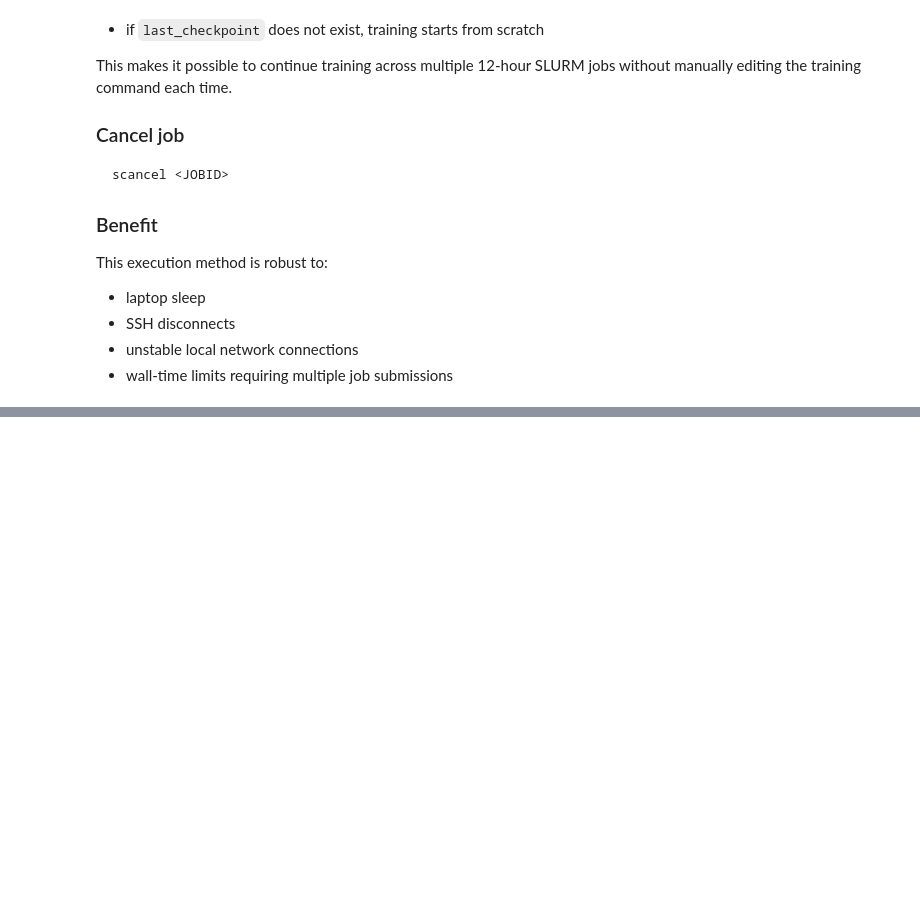
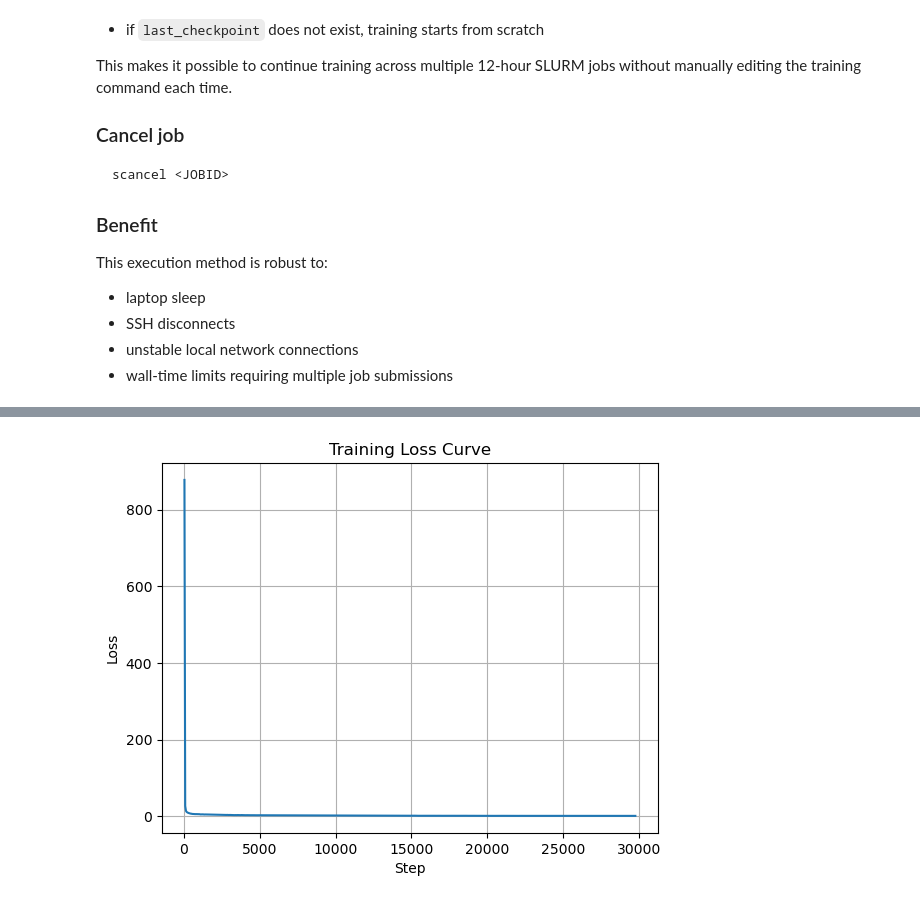
Before and after one commit to darkcyan-ugli-fruit/nuscenes-multimodal-learning, a Jupyter notebook: notebooks/03_camera_lidar_fusion_model.ipynb, the cells around one changed output, grey strips where cells are left out. Saved outputs shown, nothing was run; the diff lists cells and outputs as text; code cells hidden in the pictures; blank space fills up the shorter version.

```diff
--- a/notebooks/03_camera_lidar_fusion_model.ipynb
+++ b/notebooks/03_camera_lidar_fusion_model.ipynb
@@ -790,0 +862,28 @@ This execution method is robust to:
+# %%
+# list run directories
+run_names: List[str] = [
+    "20260423_160700",
+    "20260424_082649",
+    "20260424_150344",
+
+]
+
+dfs = []
+
+for run_name in run_names:
+    run_dir = WORK_DIR / run_name
+    scalars_file = run_dir / "vis_data" / "scalars.json"
+
+    # Load JSON Lines file → DataFrame
+    df = pd.read_json(scalars_file, lines=True)
+
+    # add a column to track source
+    df["run"] = run_name
+
+    dfs.append(df)
+
+# Stack all DataFrames
+scalars_df = pd.concat(dfs, ignore_index=True)
+
+print(scalars_df.head())
+print(scalars_df.shape)
@@ -790,0 +949,19 @@ This execution method is robust to:
+# %%
+import matplotlib.pyplot as plt
+
+# Sort by step to reconstruct the full training timeline
+scalars_df = scalars_df.sort_values("step")
+
+plt.figure()
+
+plt.plot(scalars_df["step"], scalars_df["loss"])
+
+plt.xlabel("Step")
+plt.ylabel("Loss")
+plt.title("Training Loss Curve")
+
+plt.grid()
+
+plt.show()
+# %% [output]
+[figure, added]
```
Also changed, not shown: parts of 16 cells of this notebook.
